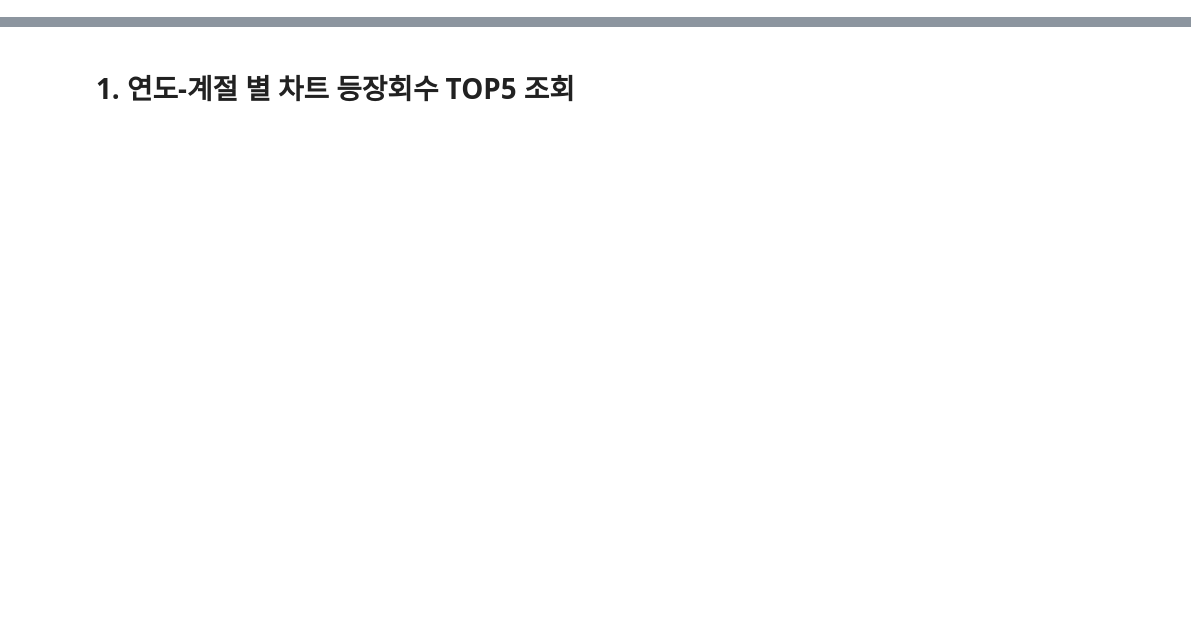
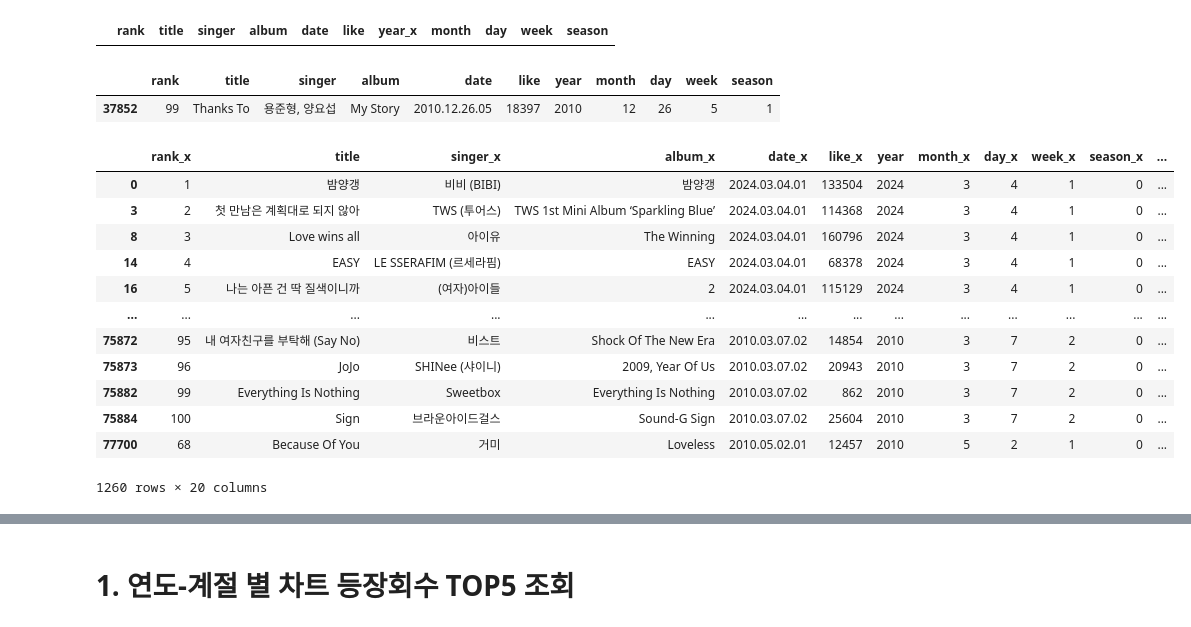
Before and after one commit to zjacom/Seasonal-songs, a Jupyter notebook: best5_elements.ipynb, the cells around one changed output, grey strips where cells are left out. Cells and saved outputs as stored; diff of their text form; code cells hidden in the pictures; blank space fills up the shorter version.

```diff
--- a/best5_elements.ipynb
+++ b/best5_elements.ipynb
@@ -30,0 +52,3 @@ raw_data.head()
+# %%
+spring_songs = data[data['month'].isin([3,4,5])]
+winter_songs = data[data['month'].isin([1,2,12])]
@@ -30,0 +104,28 @@ raw_data.head()
+# %%
+result_data.loc[result_data.title=='벚꽃 엔딩']
+# %% [output]
+|  | rank | title | singer | album | date | like | year_x | month | day | week | season |
+# %%
+data.loc[data.title=='Thanks To']
+# %% [output]
+|  | rank | title | singer | album | date | like | year | month | day | week | season |
+| 37852 | 99 | Thanks To | 용준형, 양요섭 | My Story | 2010.12.26.05 | 18397 | 2010 | 12 | 26 | 5 | 1 |
+# %%
+tmp_df = pd.merge(spring_songs,winter_songs,on=['title','year']).drop_duplicates(subset=['title','singer_x'],kepp=False)
+both_title_list = tmp_df.title.unique()
+# %%
+tmp_df
+# %% [output]
+|  | rank_x | title | singer_x | album_x | date_x | like_x | year | month_x | day_x | week_x | season_x | ... |
+| 0 | 1 | 밤양갱 | 비비 (BIBI) | 밤양갱 | 2024.03.04.01 | 133504 | 2024 | 3 | 4 | 1 | 0 | ... |
+| 3 | 2 | 첫 만남은 계획대로 되지 않아 | TWS (투어스) | TWS 1st Mini Album ‘Sparkling Blue’ | 2024.03.04.01 | 114368 | 2024 | 3 | 4 | 1 | 0 | ... |
+| 8 | 3 | Love wins all | 아이유 | The Winning | 2024.03.04.01 | 160796 | 2024 | 3 | 4 | 1 | 0 | ... |
+| 14 | 4 | EASY | LE SSERAFIM (르세라핌) | EASY | 2024.03.04.01 | 68378 | 2024 | 3 | 4 | 1 | 0 | ... |
+| 16 | 5 | 나는 아픈 건 딱 질색이니까 | (여자)아이들 | 2 | 2024.03.04.01 | 115129 | 2024 | 3 | 4 | 1 | 0 | ... |
+| ... | ... | ... | ... | ... | ... | ... | ... | ... | ... | ... | ... | ... |
+| 75872 | 95 | 내 여자친구를 부탁해 (Say No) | 비스트 | Shock Of The New Era | 2010.03.07.02 | 14854 | 2010 | 3 | 7 | 2 | 0 | ... |
+| 75873 | 96 | JoJo | SHINee (샤이니) | 2009, Year Of Us | 2010.03.07.02 | 20943 | 2010 | 3 | 7 | 2 | 0 | ... |
+| 75882 | 99 | Everything Is Nothing | Sweetbox | Everything Is Nothing | 2010.03.07.02 | 862 | 2010 | 3 | 7 | 2 | 0 | ... |
+| 75884 | 100 | Sign | 브라운아이드걸스 | Sound-G Sign | 2010.03.07.02 | 25604 | 2010 | 3 | 7 | 2 | 0 | ... |
+| 77700 | 68 | Because Of You | 거미 | Loveless | 2010.05.02.01 | 12457 | 2010 | 5 | 2 | 1 | 0 | ... |
+1260 rows × 20 columns
```
Also changed, not shown: parts of 20 cells of this notebook, 1 other file.
